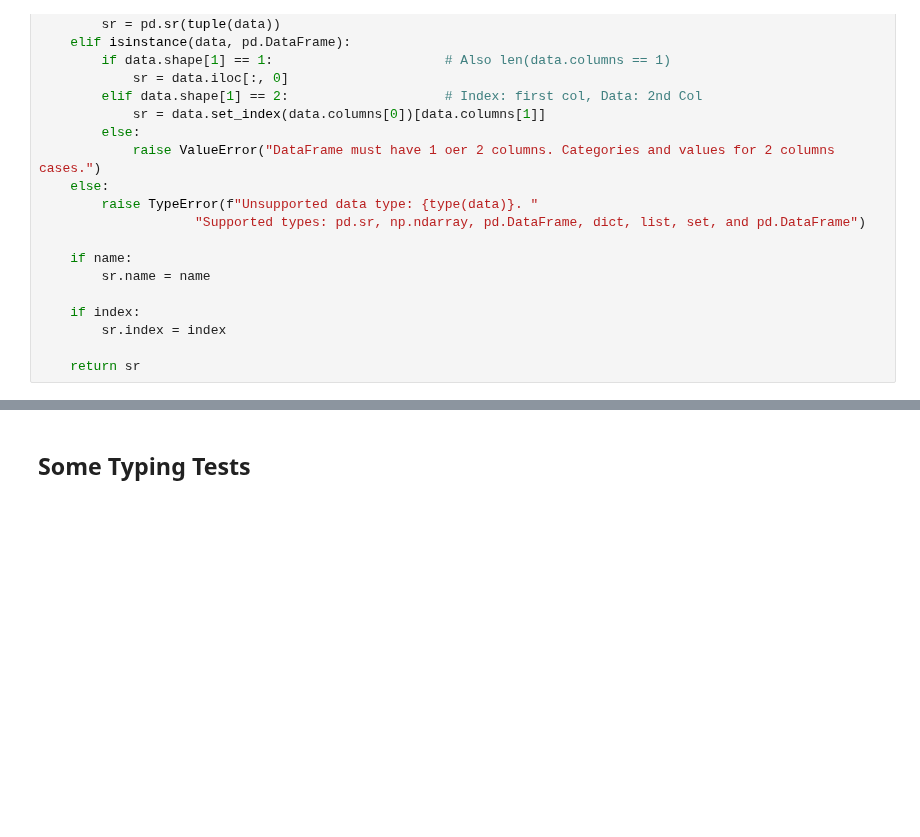
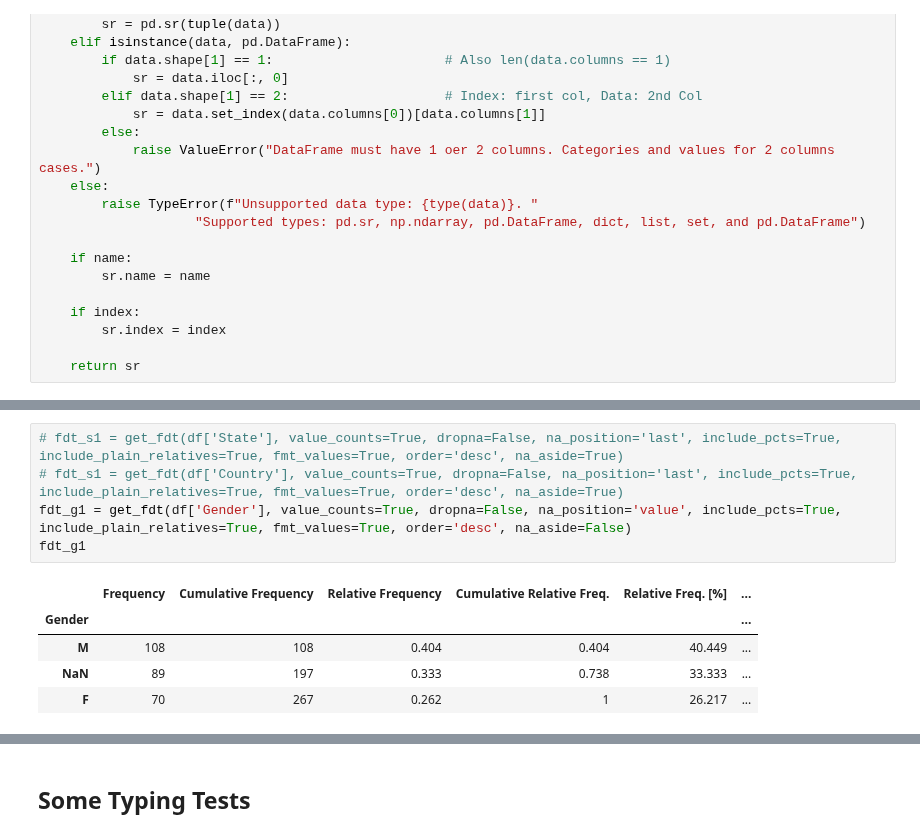
Before and after one commit to jmonti-gh/jm_datascience, a Jupyter notebook: test_jm/get_fdt.ipynb, the cells around one changed output, grey strips where cells are left out. Drawn from its saved outputs; the diff is of its cells as text; blank space fills up the shorter version.

```diff
--- a/test_jm/get_fdt.ipynb
+++ b/test_jm/get_fdt.ipynb
@@ -381,0 +567,11 @@ def get_fdt(
+# %%
+# fdt_s1 = get_fdt(df['State'], value_counts=True, dropna=False, na_position='last', include_pcts=True, include_plain_relatives=True, fmt_values=True, order='desc', na_aside=True)
+# fdt_s1 = get_fdt(df['Country'], value_counts=True, dropna=False, na_position='last', include_pcts=True, include_plain_relatives=True, fmt_values=True, order='desc', na_aside=True)
+fdt_g1 = get_fdt(df['Gender'], value_counts=True, dropna=False, na_position='value', include_pcts=True, include_plain_relatives=True, fmt_values=True, order='desc', na_aside=False)
+fdt_g1
+# %% [output]
+|  | Frequency | Cumulative Frequency | Relative Frequency | Cumulative Relative Freq. | Relative Freq. [%] | ... |
+| Gender |  |  |  |  |  | ... |
+| M | 108 | 108 | 0.404 | 0.404 | 40.449 | ... |
+| NaN | 89 | 197 | 0.333 | 0.738 | 33.333 | ... |
+| F | 70 | 267 | 0.262 | 1 | 26.217 | ... |
```
Also changed, not shown: parts of 15 cells of this notebook, 1 other file.
